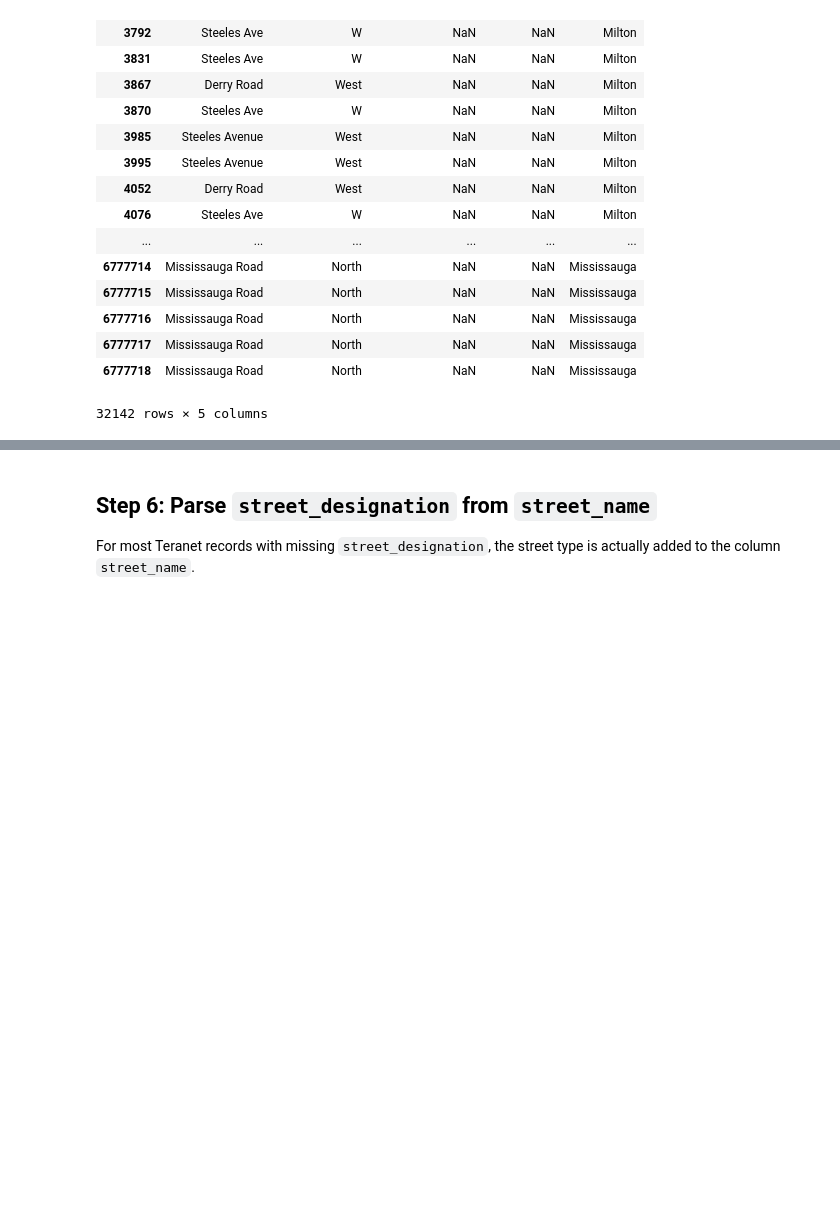
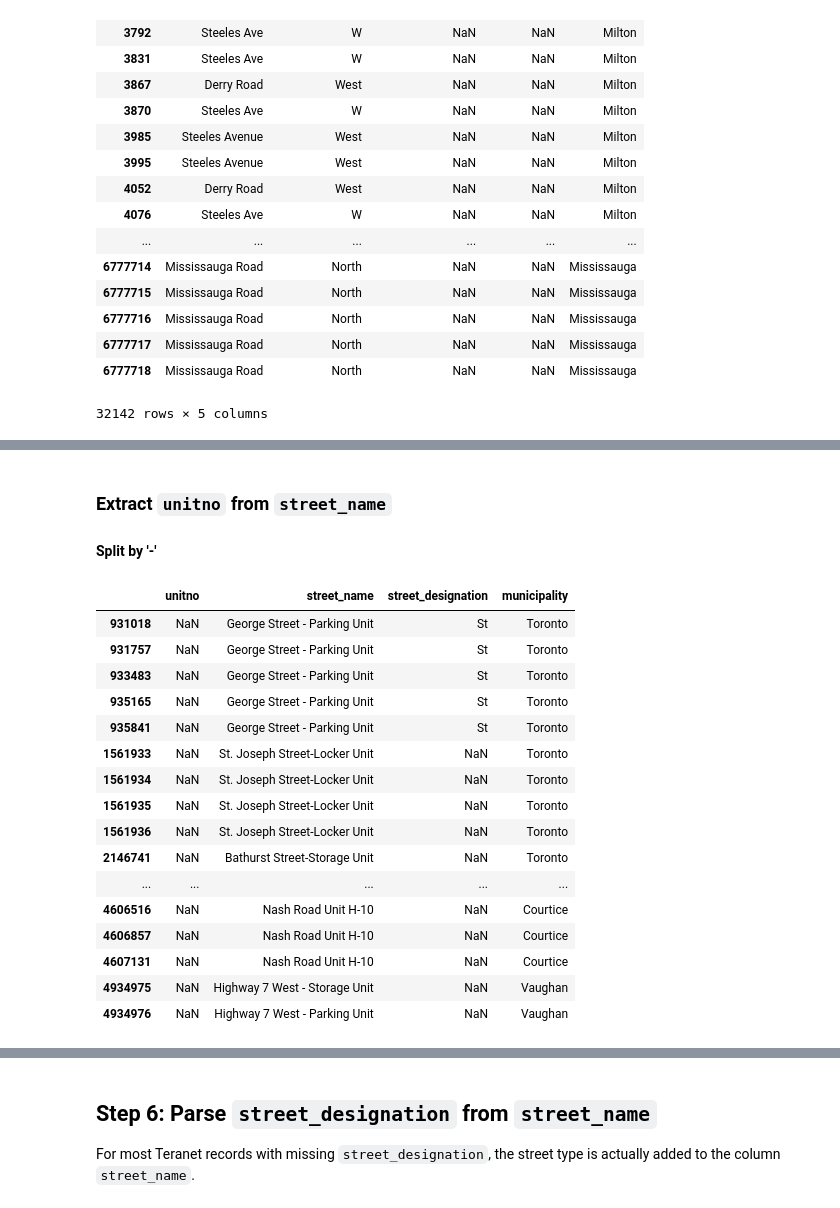
Before and after one commit to stepan-o/geo, a Jupyter notebook: notebooks/2.scrub/2.2_teranet_consistency.ipynb, the cells around one changed output, grey strips where cells are left out. Saved outputs shown, nothing was run; the diff lists cells and outputs as text; code cells hidden in the pictures; blank space fills up the shorter version.

```diff
--- a/notebooks/2.scrub/2.2_teranet_consistency.ipynb
+++ b/notebooks/2.scrub/2.2_teranet_consistency.ipynb
@@ -238,0 +265,26 @@ df.loc[mask1, ['street_name', 'street_direction', 'street_designation', 'postal_
+# %% [markdown]
+### Extract `unitno` from `street_name`
+#### Split by '-'
+# %%
+mask1 = df['street_name'].str.contains('Unit', na=False, case=False)
+mask2 = df['street_name'].str.contains('(Unity|Unita|United|Munition)', na=False, case=False)
+mask3 = df['street_name'].str.contains('-')
+df.loc[mask1 & ~mask2 & mask3, ['unitno', 'street_name', 'street_designation', 'municipality']]
+# %% [output]
+|  | unitno | street_name | street_designation | municipality |
+| 931018 | NaN | George Street - Parking Unit | St | Toronto |
+| 931757 | NaN | George Street - Parking Unit | St | Toronto |
+| 933483 | NaN | George Street - Parking Unit | St | Toronto |
+| 935165 | NaN | George Street - Parking Unit | St | Toronto |
+| 935841 | NaN | George Street - Parking Unit | St | Toronto |
+| 1561933 | NaN | St. Joseph Street-Locker Unit | NaN | Toronto |
+| 1561934 | NaN | St. Joseph Street-Locker Unit | NaN | Toronto |
+| 1561935 | NaN | St. Joseph Street-Locker Unit | NaN | Toronto |
+| 1561936 | NaN | St. Joseph Street-Locker Unit | NaN | Toronto |
+| 2146741 | NaN | Bathurst Street-Storage Unit | NaN | Toronto |
+| ... | ... | ... | ... | ... |
+| 4606516 | NaN | Nash Road Unit H-10 | NaN | Courtice |
+| 4606857 | NaN | Nash Road Unit H-10 | NaN | Courtice |
+| 4607131 | NaN | Nash Road Unit H-10 | NaN | Courtice |
+| 4934975 | NaN | Highway 7 West - Storage Unit | NaN | Vaughan |
+| 4934976 | NaN | Highway 7 West - Parking Unit | NaN | Vaughan |
```
Also changed, not shown: parts of 26 cells of this notebook.
